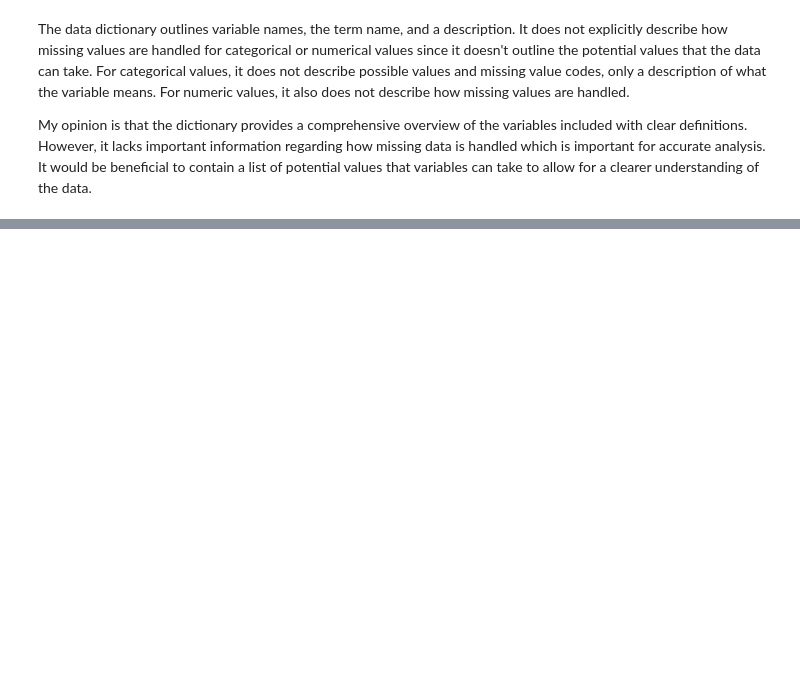
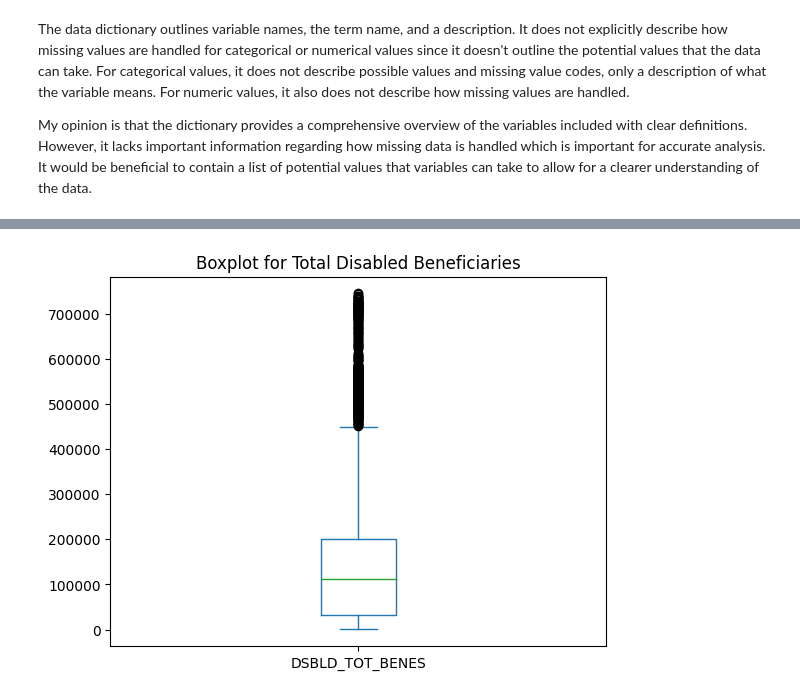
Before and after one commit to alyshaakhtar/DS3001-visualization, a Jupyter notebook: assignment/assignment.ipynb, the cells around one changed output, grey strips where cells are left out. Drawn from its saved outputs; the diff is of its cells as text; code cells hidden in the pictures; blank space fills up the shorter version.

```diff
--- a/assignment/assignment.ipynb
+++ b/assignment/assignment.ipynb
@@ -283,0 +366,7 @@ My opinion is that the dictionary provides a comprehensive overview of the varia
+# %%
+# Boxplot for DSBLD_TOT_BENES
+df['DSBLD_TOT_BENES'].plot.box()
+plt.title('Boxplot for Total Disabled Beneficiaries')
+plt.show()
+# %% [output]
+[figure, added]
```
Also changed, not shown: parts of 25 cells of this notebook.
